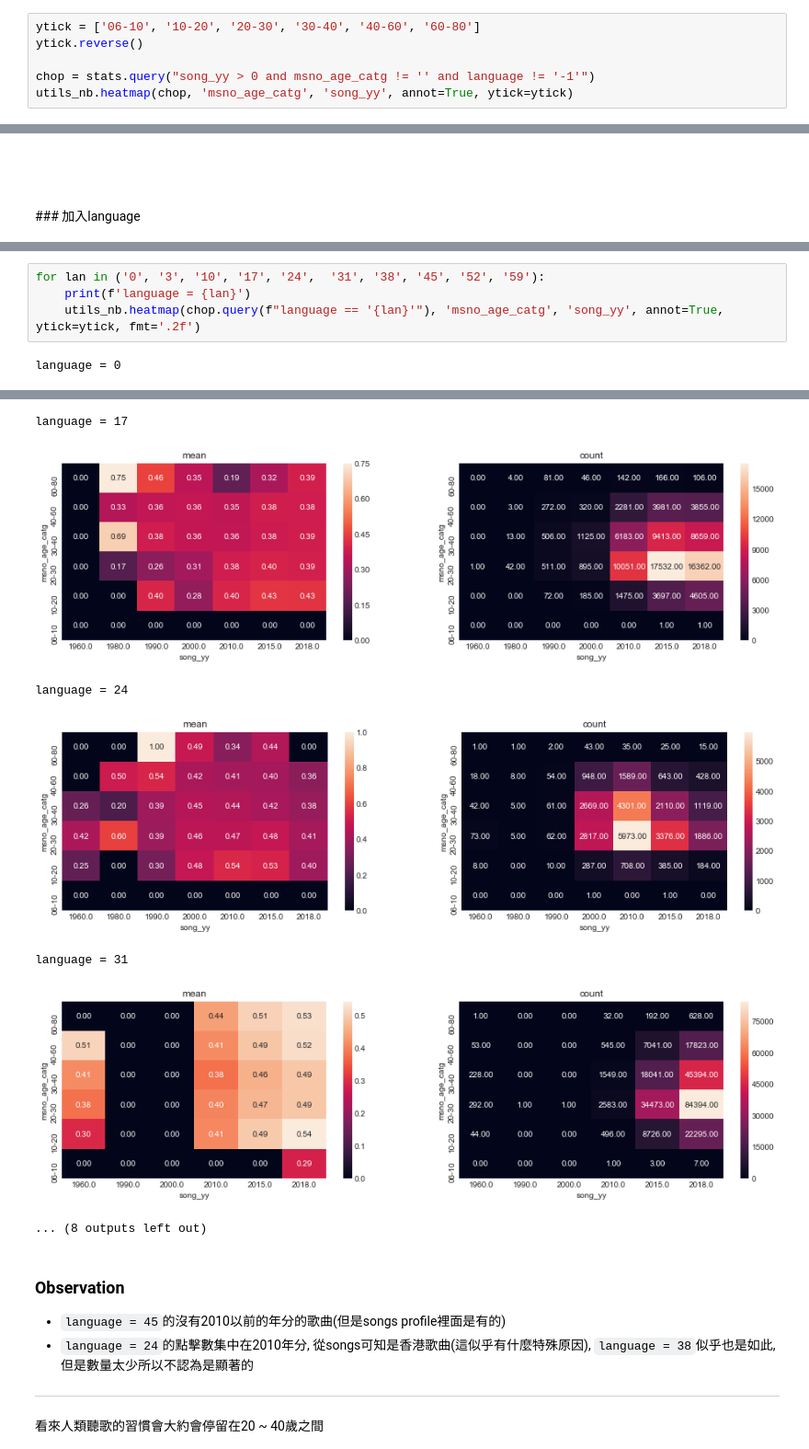
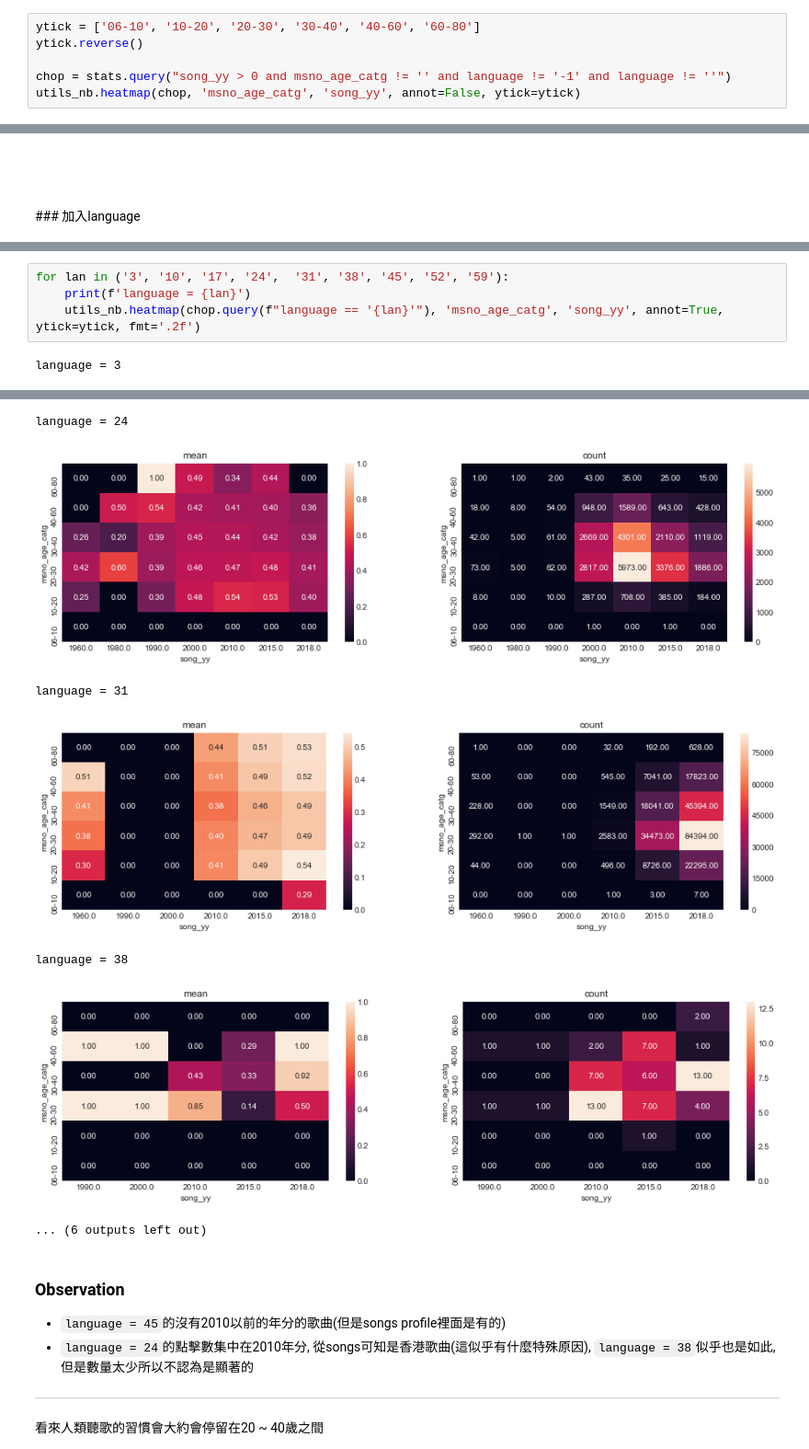
Before and after one commit to CloudMile/ml-specialized, a Jupyter notebook: kkbox/kkbox.ipynb, the cells around one changed output, grey strips where cells are left out. Shown at 92% size. Saved outputs shown, nothing was run; the diff lists cells and outputs as text.

```diff
--- a/kkbox/kkbox.ipynb
+++ b/kkbox/kkbox.ipynb
@@ -210,6 +209,6 @@ stats.head()
 ytick = ['06-10', '10-20', '20-30', '30-40', '40-60', '60-80']
 ytick.reverse()
 
-chop = stats.query("song_yy > 0 and msno_age_catg != '' and language != '-1'")
-utils_nb.heatmap(chop, 'msno_age_catg', 'song_yy', annot=True, ytick=ytick)
+chop = stats.query("song_yy > 0 and msno_age_catg != '' and language != '-1' and language != ''")
+utils_nb.heatmap(chop, 'msno_age_catg', 'song_yy', annot=False, ytick=ytick)
 # %% [output]
@@ -259,6 +241,6 @@ songs.query('language == "24"')
 # %%
-for lan in ('0', '3', '10', '17', '24',  '31', '38', '45', '52', '59'):
+for lan in ('3', '10', '17', '24',  '31', '38', '45', '52', '59'):
     print(f'language = {lan}')
     utils_nb.heatmap(chop.query(f"language == '{lan}'"), 'msno_age_catg', 'song_yy', annot=True, ytick=ytick, fmt='.2f')
 # %% [output]
-language = 0
+language = 3
@@ -270,10 +252,10 @@ language = 10
-language = 17
+language = 24
-[figure, old version]
+[figure, new version]
-language = 24
+language = 31
-[figure, old version]
+[figure, new version]
-language = 31
+language = 38
-[figure, old version]
+[figure, new version]
-... (8 outputs left out)
+... (6 outputs left out)
 # %% [markdown]
 ### Observation
 - `language = 45`的沒有2010以前的年分的歌曲(但是songs profile裡面是有的)
```
Also changed, not shown: parts of 14 cells of this notebook.
